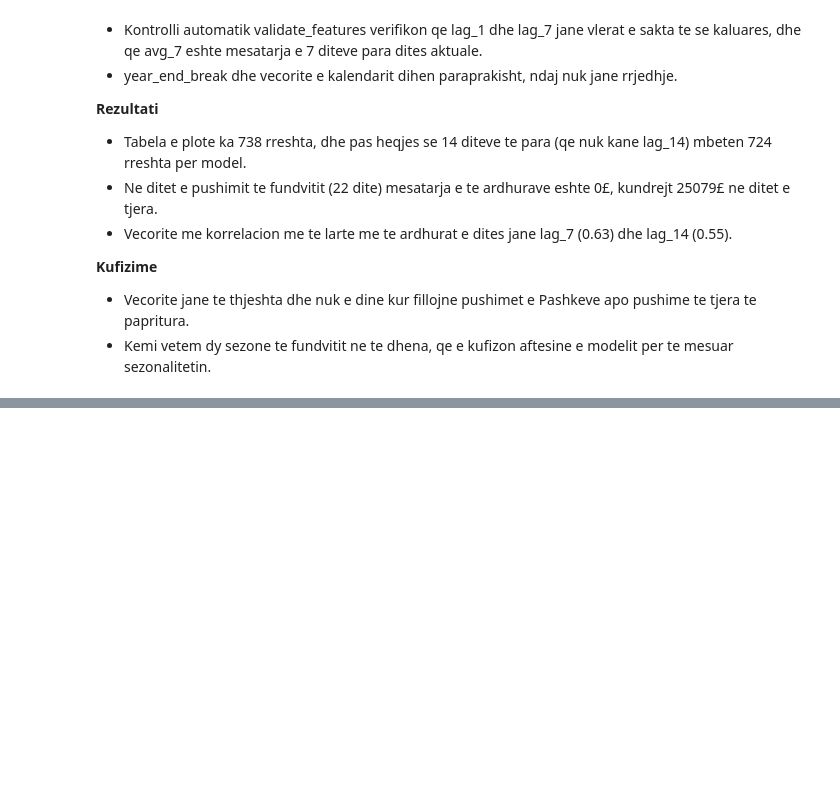
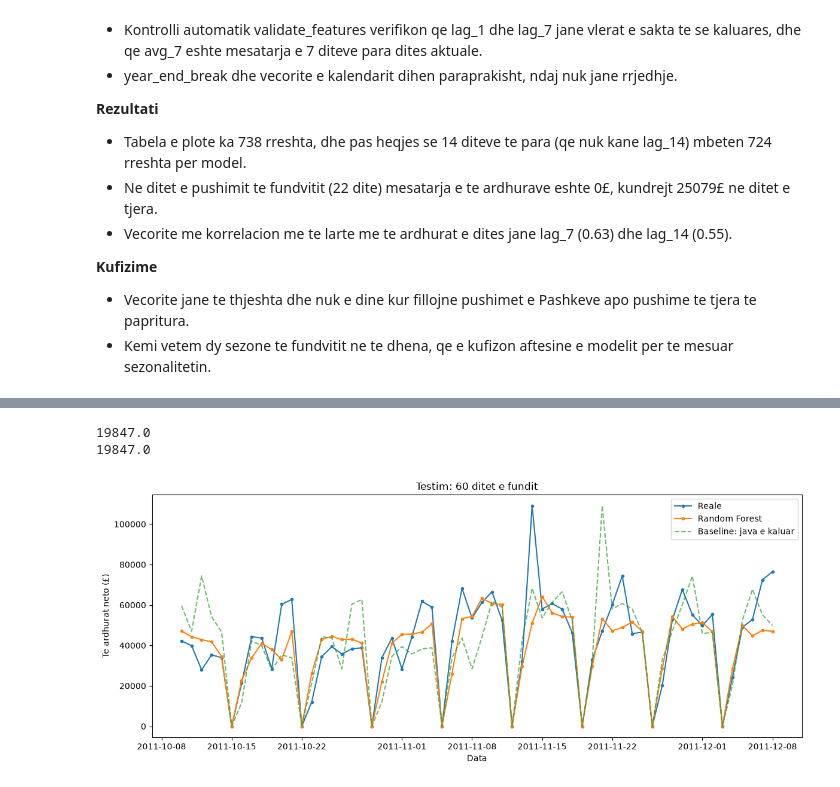
Before and after one commit to Dua-Gashi/online-retail-customer-analytics, a Jupyter notebook: notebooks/03_forecasting.ipynb, the cells around one changed output, grey strips where cells are left out. Cells and saved outputs as stored; diff of their text form; code cells hidden in the pictures; blank space fills up the shorter version.

Commit message:
Chronological split, baselines and Random Forest with TrainingResult

```diff
--- a/notebooks/03_forecasting.ipynb
+++ b/notebooks/03_forecasting.ipynb
@@ -358,0 +362,8 @@ plt.show()
+# %%
+from src.forecasting import train_and_test
+
+result = train_and_test(daily)
+tp = result.test_predictions
+print("Trajnim:", result.train_size, "dite | Testim:", result.test_size, "dite")
+print("Periudha e testimit:", tp.index.min().date(), "->", tp.index.max().date())
+result.metrics.round(0)
@@ -358,0 +377,20 @@ plt.show()
+# %%
+print(round((tp["actual"] - tp["baseline_yesterday"]).abs().mean(), 0))
+print(round(result.metrics.loc["Baseline: dje", "MAE"], 0))
+# %% [output]
+19847.0
+19847.0
+# %%
+last = tp.tail(60)
+plt.figure(figsize=(12, 5))
+plt.plot(last.index, last["actual"], label="Reale", marker="o", markersize=3)
+plt.plot(last.index, last["prediction"], label="Random Forest", marker="o", markersize=3)
+plt.plot(last.index, last["baseline_week"], label="Baseline: java e kaluar", linestyle="--", alpha=0.7)
+plt.title("Testim: 60 ditet e fundit")
+plt.xlabel("Data")
+plt.ylabel("Te ardhurat neto (£)")
+plt.legend()
+plt.tight_layout()
+plt.show()
+# %% [output]
+[figure, added]
```
Also changed, not shown: parts of 6 cells of this notebook, 1 other file.
